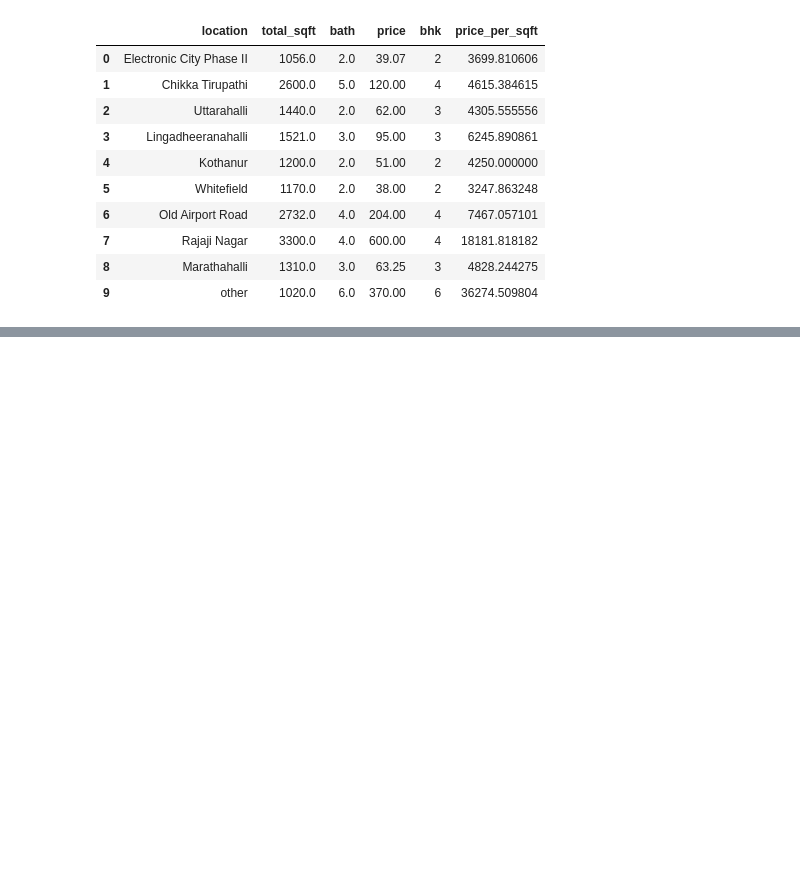
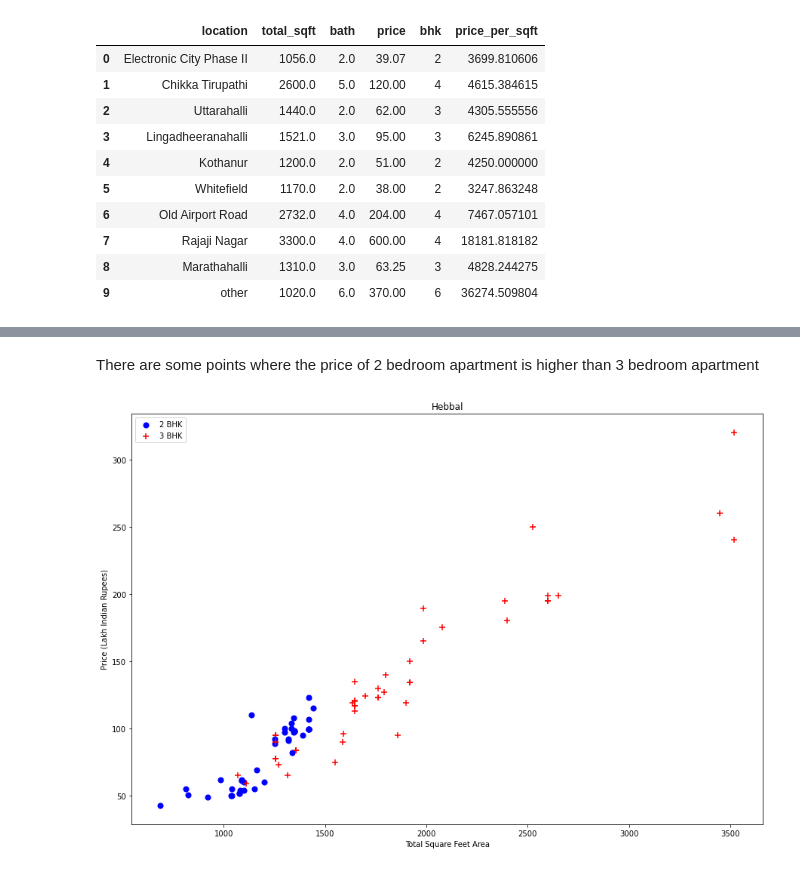
Before and after one commit to Shaon2221/Learning-and-Experimenting_Data-Science, a Jupyter notebook: Projects/Real Estate Price Prediction/Home Price Prediction.ipynb, the cells around one changed output, grey strips where cells are left out. Cells and saved outputs as stored; diff of their text form; code cells hidden in the pictures; blank space fills up the shorter version.

```diff
--- a/Projects/Real Estate Price Prediction/Home Price Prediction.ipynb
+++ b/Projects/Real Estate Price Prediction/Home Price Prediction.ipynb
@@ -357,0 +433,6 @@ df4.head(10)
+# %% [markdown]
+There are some points where the price of 2 bedroom apartment is higher than 3 bedroom apartment
+# %%
+plot_scatter_chart(df6,"Hebbal") # trying to explore another location
+# %% [output]
+[figure, added]
```
Also changed, not shown: parts of 33 cells of this notebook.
